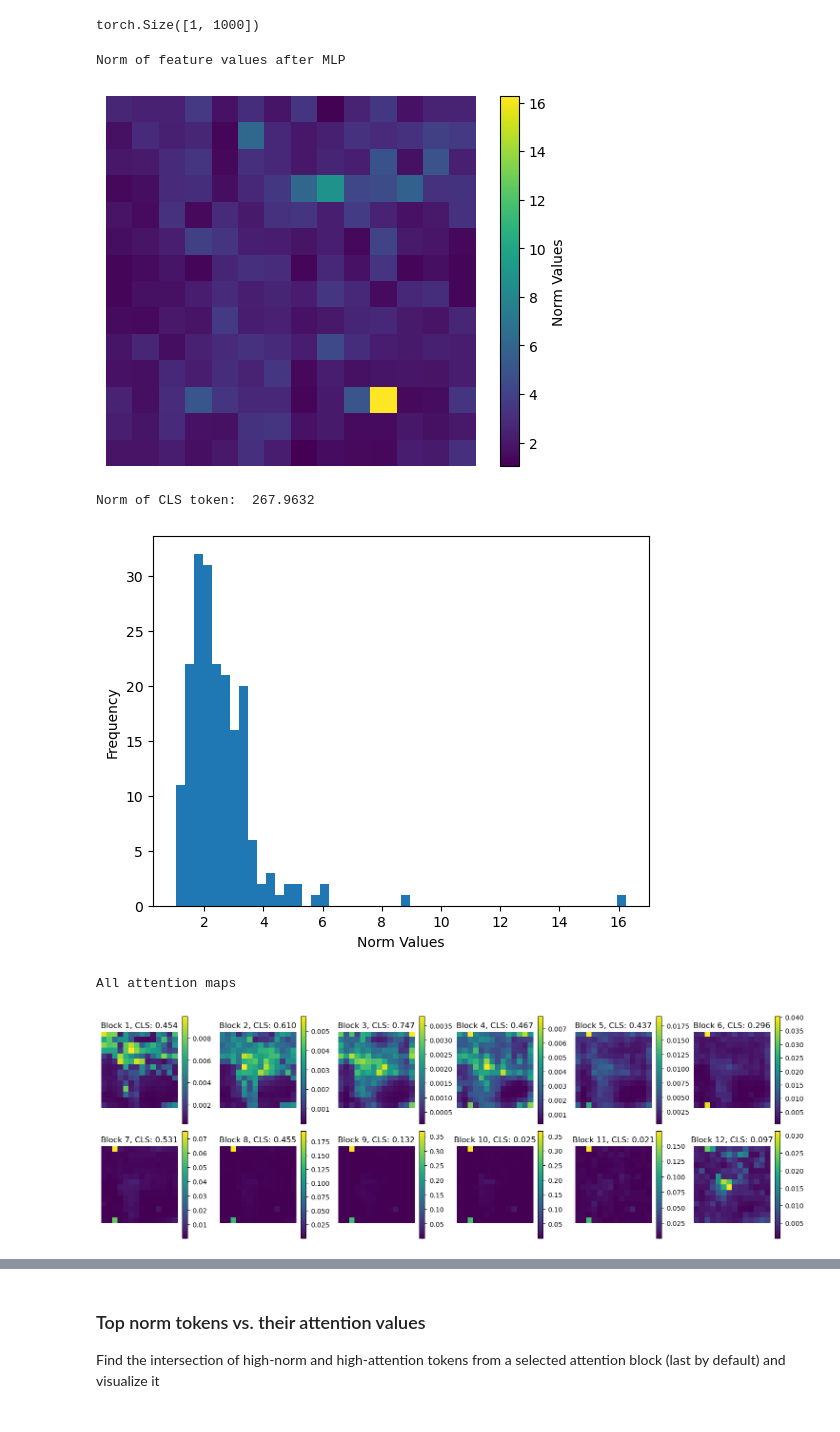
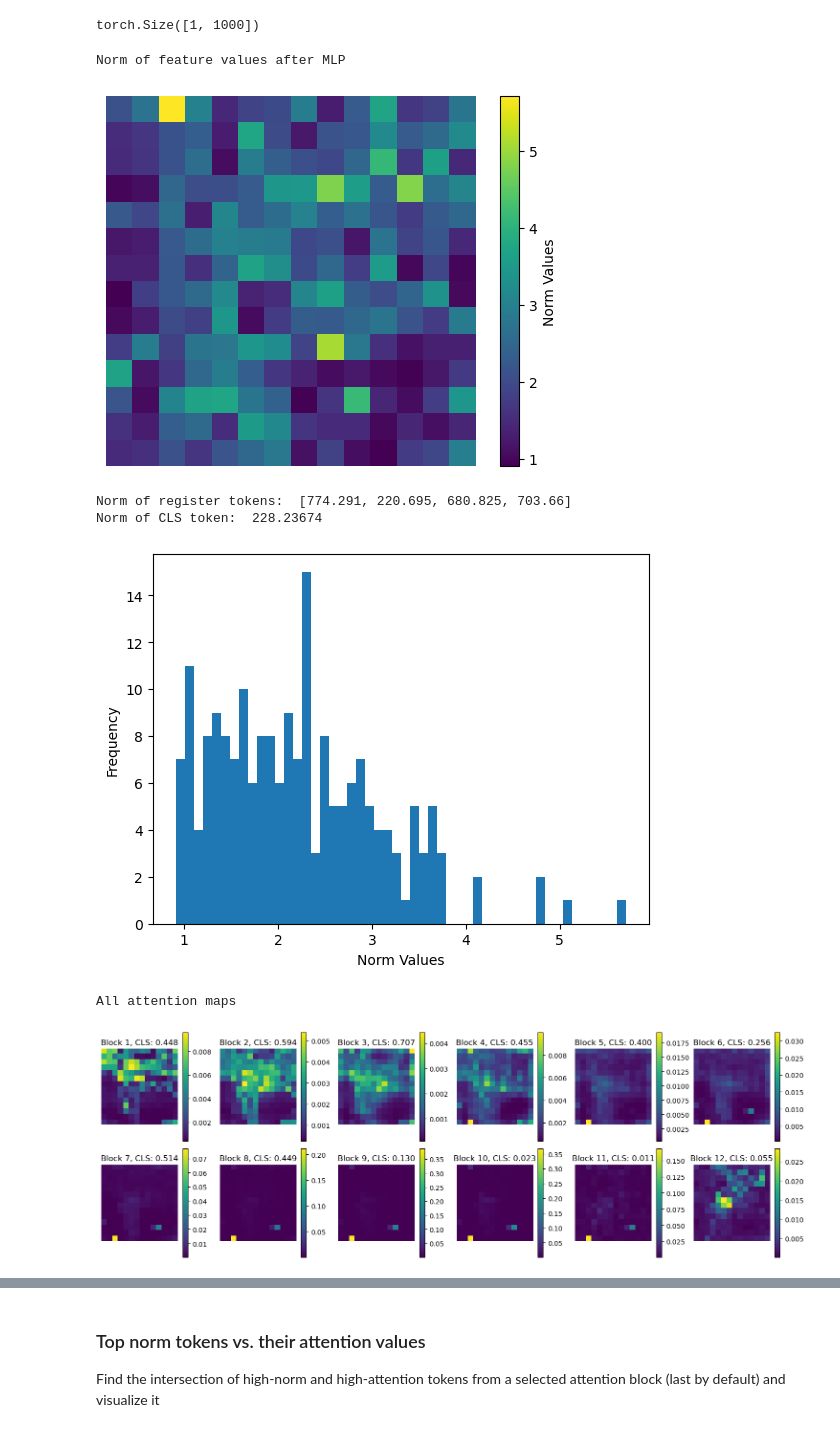
Before and after one commit to azywot/fact, a Jupyter notebook: DEIT-III/deit_fine_tuning.ipynb, the cells around one changed output, grey strips where cells are left out. Drawn from its saved outputs; the diff is of its cells as text; code cells hidden in the pictures.

```diff
--- a/DEIT-III/deit_fine_tuning.ipynb
+++ b/DEIT-III/deit_fine_tuning.ipynb
@@ -31,7 +31,7 @@ from scr_plots import *
 # %% [markdown]
 Set global variables
 # %%
-RESULTS_DIR = "models/ep_10_lay_10_reg_0_l2_01/"
+RESULTS_DIR = "models/ep_10_lay_10_reg_4_l2_01/"
 
 LOG_PATH = RESULTS_DIR + "log.txt"
 MODEL_PATH = RESULTS_DIR + "checkpoint.pth"
@@ -119,11 +120,12 @@ ft_model(img).shape
 # %% [output]
 torch.Size([1, 1000])
 # %%
-show_artifacts(ft_model, img, log_scale=True, token=0, shape=(14, 14), discard_tokens=number_of_registers, num_cols=6, unfrozen_layers=2)
+show_artifacts(ft_model, img, log_scale=True, token=0, shape=(14, 14), discard_tokens=number_of_registers, num_cols=6, unfrozen_layers=3)
 # %% [output]
 Norm of feature values after MLP
-[figure, old version]
+[figure, new version]
-Norm of CLS token:  267.9632
+Norm of register tokens:  [774.291, 220.695, 680.825, 703.66]
+Norm of CLS token:  228.23674
-[figure, old version]
+[figure, new version]
 All attention maps
-[figure, old version]
+[figure, new version]
```
Also changed, not shown: parts of 15 cells of this notebook, 2 other files.
